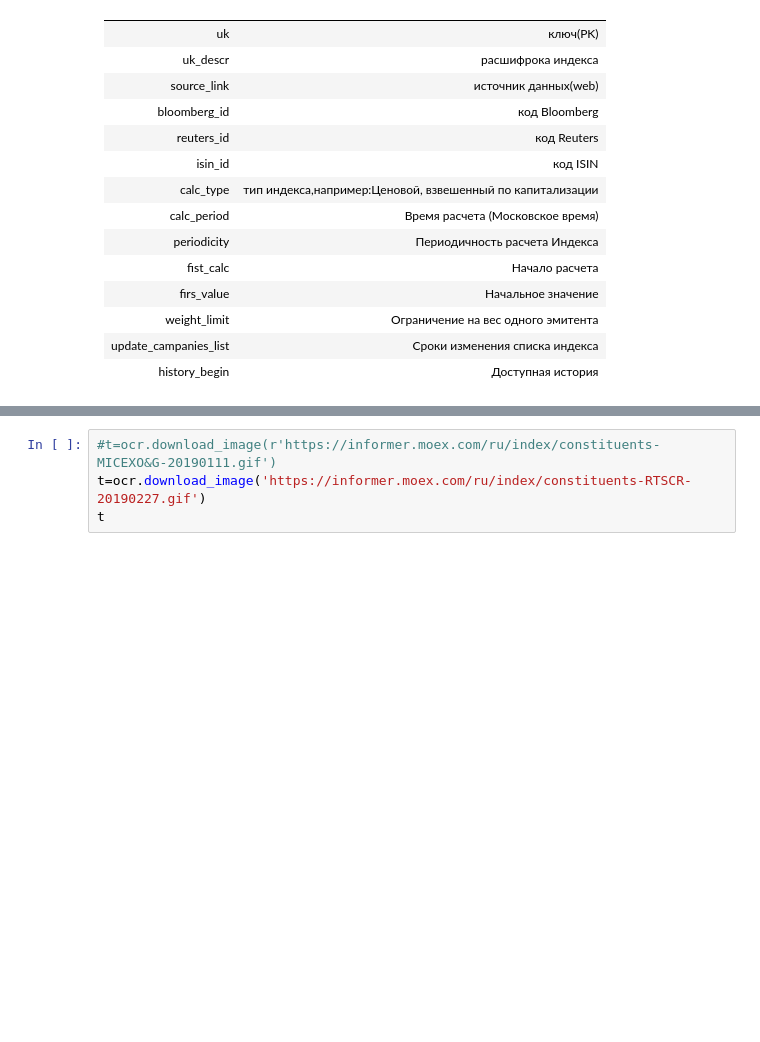
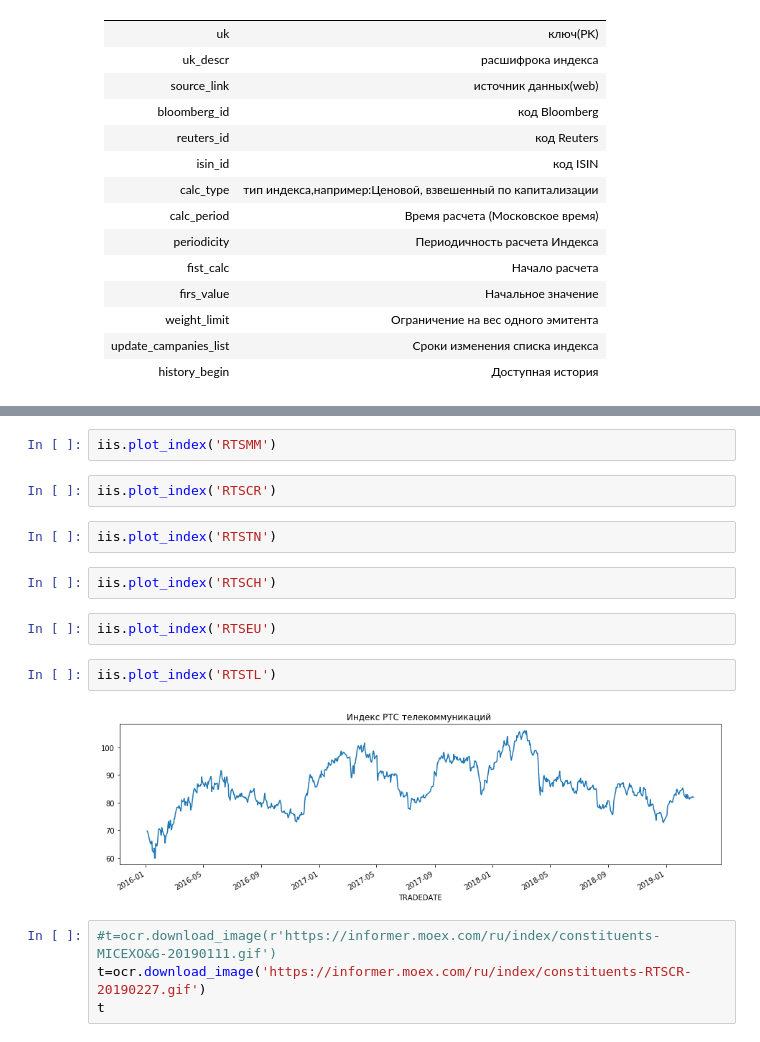
Before and after one commit to Rayveni/PY, a Jupyter notebook: finance/mosex.ipynb, the cells around one changed output, grey strips where cells are left out. Drawn from its saved outputs; the diff is of its cells as text; blank space fills up the shorter version.

```diff
--- a/finance/mosex.ipynb
+++ b/finance/mosex.ipynb
@@ -126,3 +75,17 @@ plot_index('RTSTL')
+# %%
+iis.plot_index('RTSMM')
+# %%
+iis.plot_index('RTSCR')
+# %%
+iis.plot_index('RTSTN')
+# %%
+iis.plot_index('RTSCH')
+# %%
+iis.plot_index('RTSEU')
+# %%
+iis.plot_index('RTSTL')
+# %% [output]
+[figure, added]
 # %%
 #t=ocr.download_image(r'https://informer.moex.com/ru/index/constituents-MICEXO&G-20190111.gif')
 t=ocr.download_image('https://informer.moex.com/ru/index/constituents-RTSCR-20190227.gif')
```
Also changed, not shown: parts of 61 cells of this notebook.
